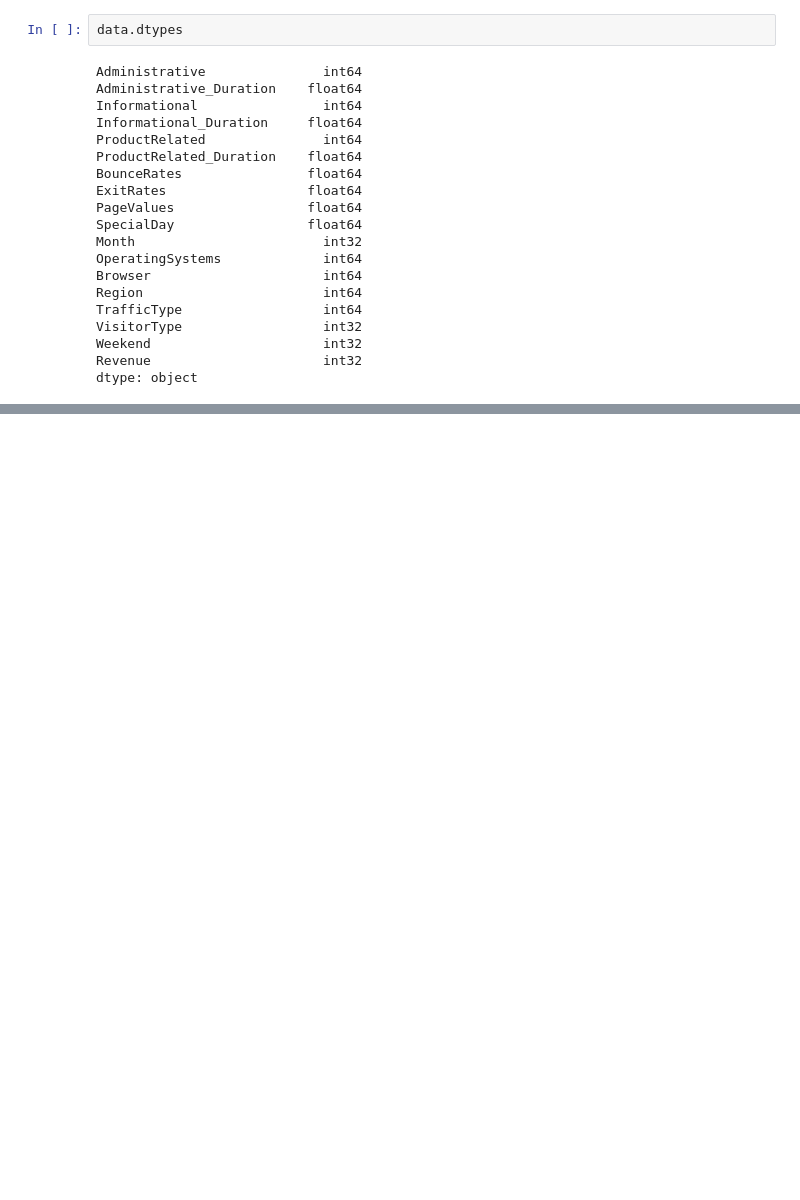
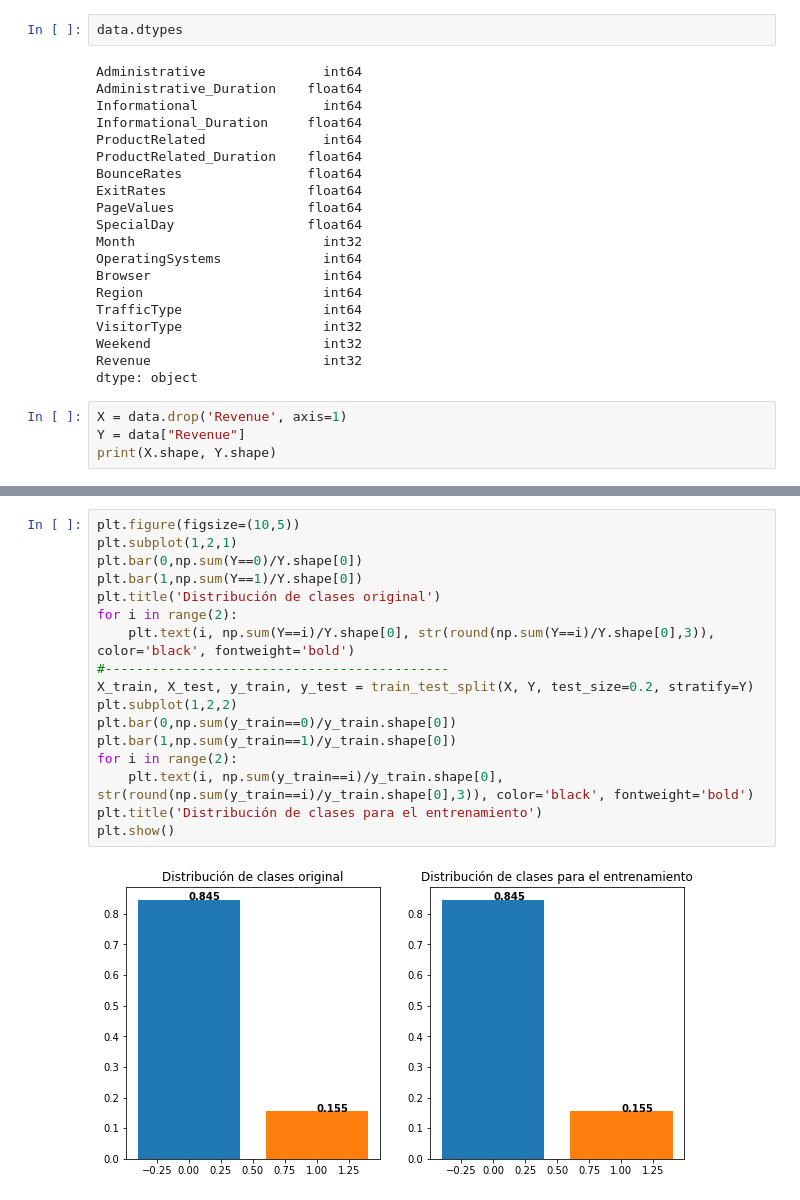
Before and after one commit to lkarol00/simulacion, a Jupyter notebook: Proyecto Semestre.ipynb, the cells around one changed output, grey strips where cells are left out. Drawn from its saved outputs; the diff is of its cells as text; blank space fills up the shorter version.

```diff
--- a/Proyecto Semestre.ipynb
+++ b/Proyecto Semestre.ipynb
@@ -202,3 +197,7 @@ VisitorType                  int32
 Weekend                      int32
 Revenue                      int32
 dtype: object
+# %%
+X = data.drop('Revenue', axis=1)
+Y = data["Revenue"]
+print(X.shape, Y.shape)
@@ -204,0 +217,19 @@ dtype: object
+# %%
+plt.figure(figsize=(10,5))
+plt.subplot(1,2,1)
+plt.bar(0,np.sum(Y==0)/Y.shape[0])
+plt.bar(1,np.sum(Y==1)/Y.shape[0])
+plt.title('Distribución de clases original')
+for i in range(2):
+    plt.text(i, np.sum(Y==i)/Y.shape[0], str(round(np.sum(Y==i)/Y.shape[0],3)), color='black', fontweight='bold')
+#--------------------------------------------
+X_train, X_test, y_train, y_test = train_test_split(X, Y, test_size=0.2, stratify=Y)
+plt.subplot(1,2,2)
+plt.bar(0,np.sum(y_train==0)/y_train.shape[0])
+plt.bar(1,np.sum(y_train==1)/y_train.shape[0])
+for i in range(2):
+    plt.text(i, np.sum(y_train==i)/y_train.shape[0], str(round(np.sum(y_train==i)/y_train.shape[0],3)), color='black', fontweight='bold')
+plt.title('Distribución de clases para el entrenamiento')
+plt.show()
+# %% [output]
+[figure, added]
```
Also changed, not shown: parts of 23 cells of this notebook.
